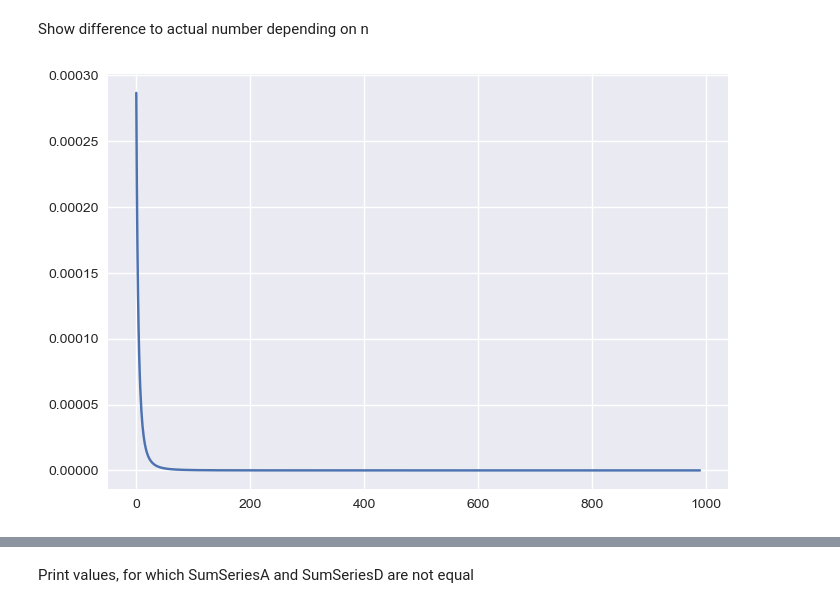
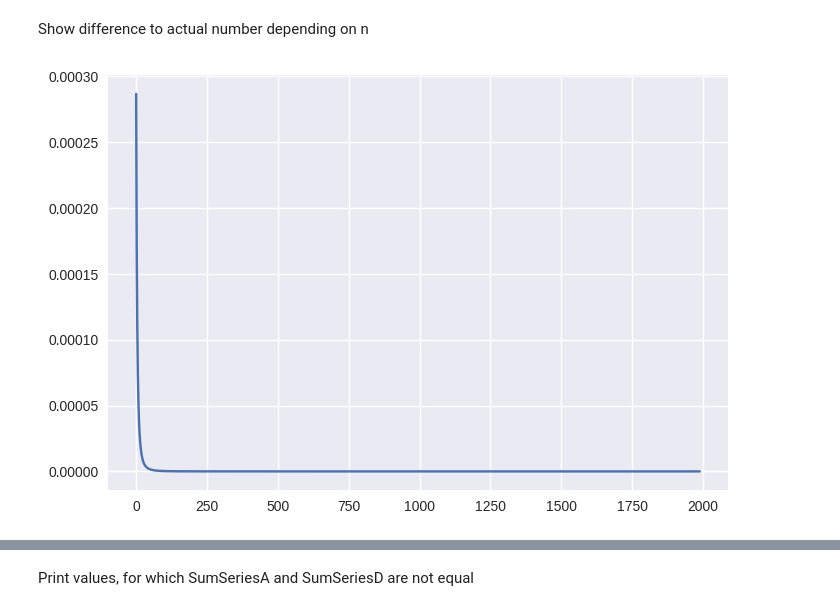
Before and after one commit to SilvioBaratto/Numerical-and-Data-Intensive-Computing, a Jupyter notebook: LAB_4/sumSeries.ipynb, the cells around one changed output, grey strips where cells are left out. Cells and saved outputs as stored; diff of their text form; code cells hidden in the pictures.

```diff
--- a/LAB_4/sumSeries.ipynb
+++ b/LAB_4/sumSeries.ipynb
@@ -43,5 +59,11 @@ def sumSeriesD(n):
+# %%
+def sumSeriesD_opt(n):
+    all_val = np.array([np.divide(1, np.power(i,4)) for i in range(n,0,-1)], dtype=np.float64)
+    return np.sum(all_val), all_val
+
+sum_d_opt, all_val_d_opt = sumSeriesD_opt(100)
 # %%
-sum_d, out_d = sumSeriesD(20)
+sum_d, out_d = sumSeriesD_opt(20)
 plt.plot(out_d)
 plt.axhline(y=np.divide(np.power(np.pi, 4), 90), color="r", linestyle="-")
 # %% [output]
@@ -50,7 +79,9 @@ plt.axhline(y=np.divide(np.power(np.pi, 4), 90), color="r", linestyle="-")
 # %%
 def sumSeries(n):
-    out_a, a2 = sumSeriesA(n)
-    out_d, d2 = sumSeriesD(n)
+    out_a = sumSeriesA(n)[0]
+    out_d = sumSeriesD(n)[0]
     comp_a = sumSeries_Def - out_a
     comp_d = sumSeries_Def - out_d
     return comp_a, comp_d
+
+comp_a, comp_d = sumSeries(100)
@@ -70,15 +113,11 @@ while same == True:
 # %%
 #calculate differences to sumseries_Def
-n = 0
 iterations = 2000
 differences_a = []
 differences_d = []
 comp_differences = []
 for i in range (10, iterations):
-    n = i
-    difference_a, difference_d = sumSeries(n)
-    #print("n:", n, "A:", sum_a, "-", "D:", sum_d, "=", difference)
+    difference_a, difference_d = sumSeries(i)
     differences_a.append(difference_a)
     differences_d.append(difference_d)
     comp_differences.append(difference_d - difference_a)
-#print(differences)
@@ -85,7 +134,7 @@ for i in range (10, iterations):
 # %% [markdown]
 Show difference to actual number depending on n
 # %%
-dif_a = plt.plot(differences_a, )
+dif_a = plt.plot(differences_a)
 plt.show(dif_a)
 # %% [output]
-[figure, old version]
+[figure, new version]
```
Also changed, not shown: parts of 17 cells of this notebook.
